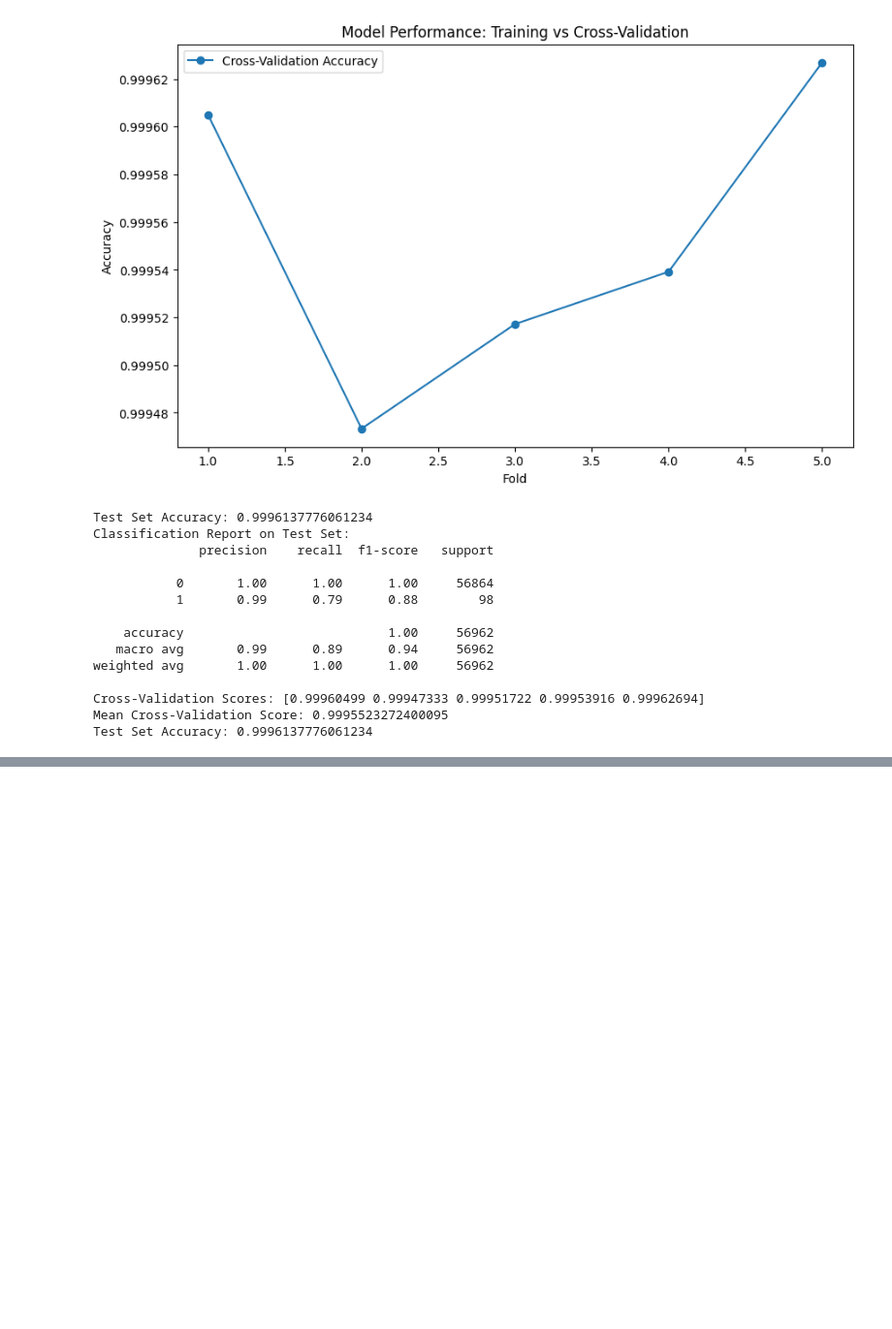
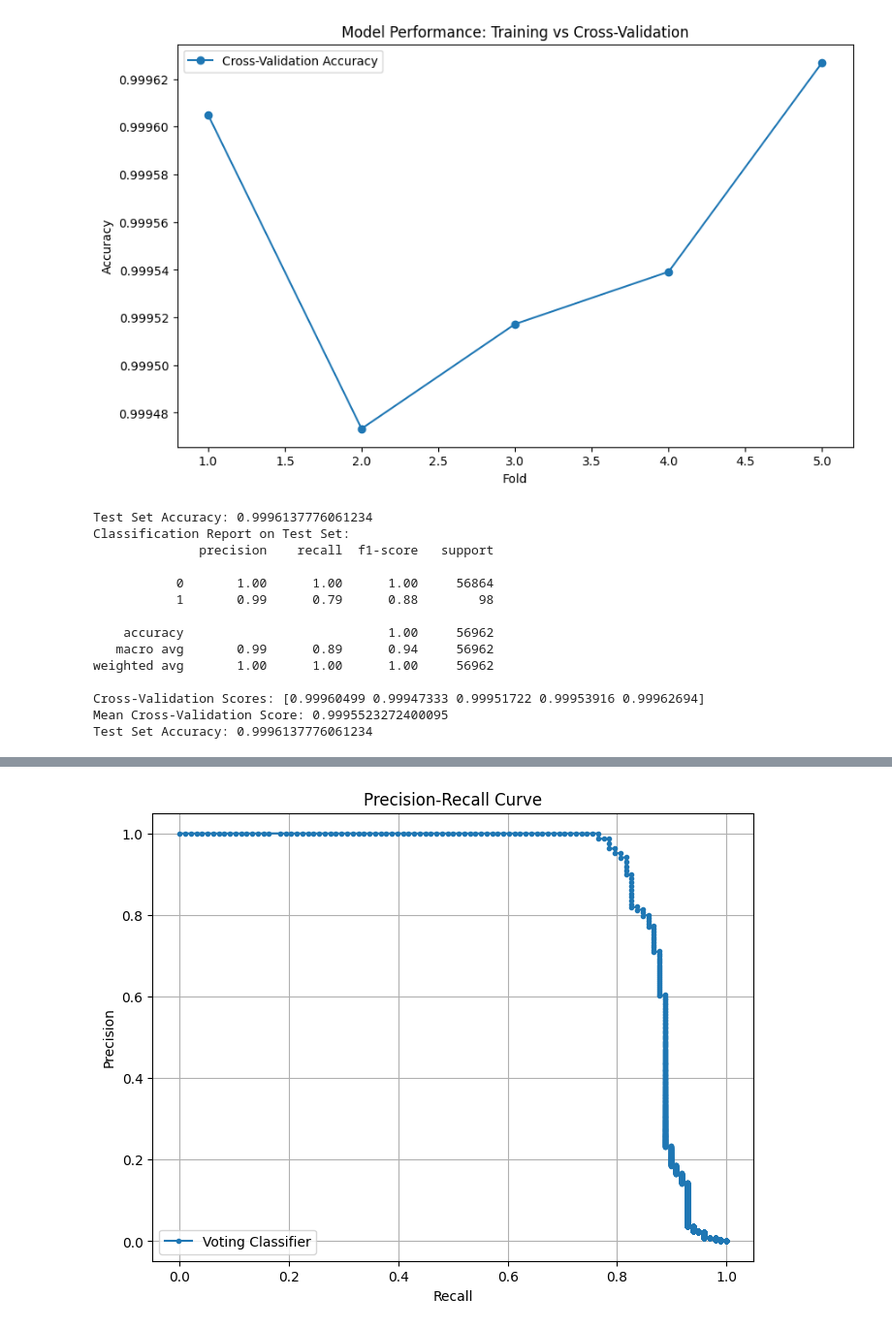
Before and after one commit to Oshgig/FRAUD-DETECTION, a Jupyter notebook: Project_code.ipynb, the cells around one changed output, grey strips where cells are left out. Shown at 97% size. Cells and saved outputs as stored; diff of their text form; code cells hidden in the pictures; blank space fills up the shorter version.

Commit message:
Threshold setting

```diff
--- a/Project_code.ipynb
+++ b/Project_code.ipynb
@@ -581,11 +582,6 @@ Classification Repor VCt:
    macro avg       0.99      0.89      0.94     56962
 weighted avg       1.00      1.00      1.00     56962
 # %%
-from sklearn.model_selection import cross_val_score
-#import matplotlib.pyplot as plt
-
-# Assuming X_train, y_train are your training data and labels
-voting_clf = VotingClassifier(estimators=[('svc', svc), ('rf', rf), ('XGB', xgb)], voting='soft',weights=[1, 1, 2])
 # Calculate cross-validation scores on the training set
 cv_scores_train = cross_val_score(voting_clf, X_train, y_train, cv=5)
 
@@ -593,11 +589,9 @@ cv_scores_train = cross_val_score(voting_clf, X_train, y_train, cv=5)
 voting_clf.fit(X_train, y_train)
 
 
-# Plotting
+# Plot
 plt.figure(figsize=(10, 6))
 plt.plot(range(1, 6), cv_scores_train, label='Cross-Validation Accuracy', marker='o')
-
-
 plt.xlabel('Fold')
 plt.ylabel('Accuracy')
 plt.title('Model Performance: Training vs Cross-Validation')
@@ -649,0 +632,20 @@ train_accuracy
+# %%
+
+voting_clf.fit(X_train, y_train)
+
+# Get predicted probabilities
+y_prob = voting_clf.predict_proba(X_test)[:, 1]
+
+# Calculate precision-recall curve
+precision, recall, thresholds = precision_recall_curve(y_test, y_prob)
+
+# Find the threshold that gives the best balance between precision and recall
+best_threshold = thresholds[np.argmax(2 * (precision * recall) / (precision + recall))]
+
+# Apply the new threshold
+y_pred_adjusted = (y_prob >= best_threshold).astype(int)
+
+# Evaluate the new predictions
+new_report = classification_report(y_test, y_pred_adjusted)
+print("Classification Report with Adjusted Threshold:")
+print(new_report)
@@ -649,0 +662,12 @@ train_accuracy
+# %%
+# Plot the precision-recall curve
+plt.figure(figsize=(8, 6))
+plt.plot(recall, precision, marker='.', label='Voting Classifier')
+plt.xlabel('Recall')
+plt.ylabel('Precision')
+plt.title('Precision-Recall Curve')
+plt.legend()
+plt.grid(True)
+plt.show()
+# %% [output]
+[figure, added]
```
Also changed, not shown: parts of 6 cells of this notebook.
